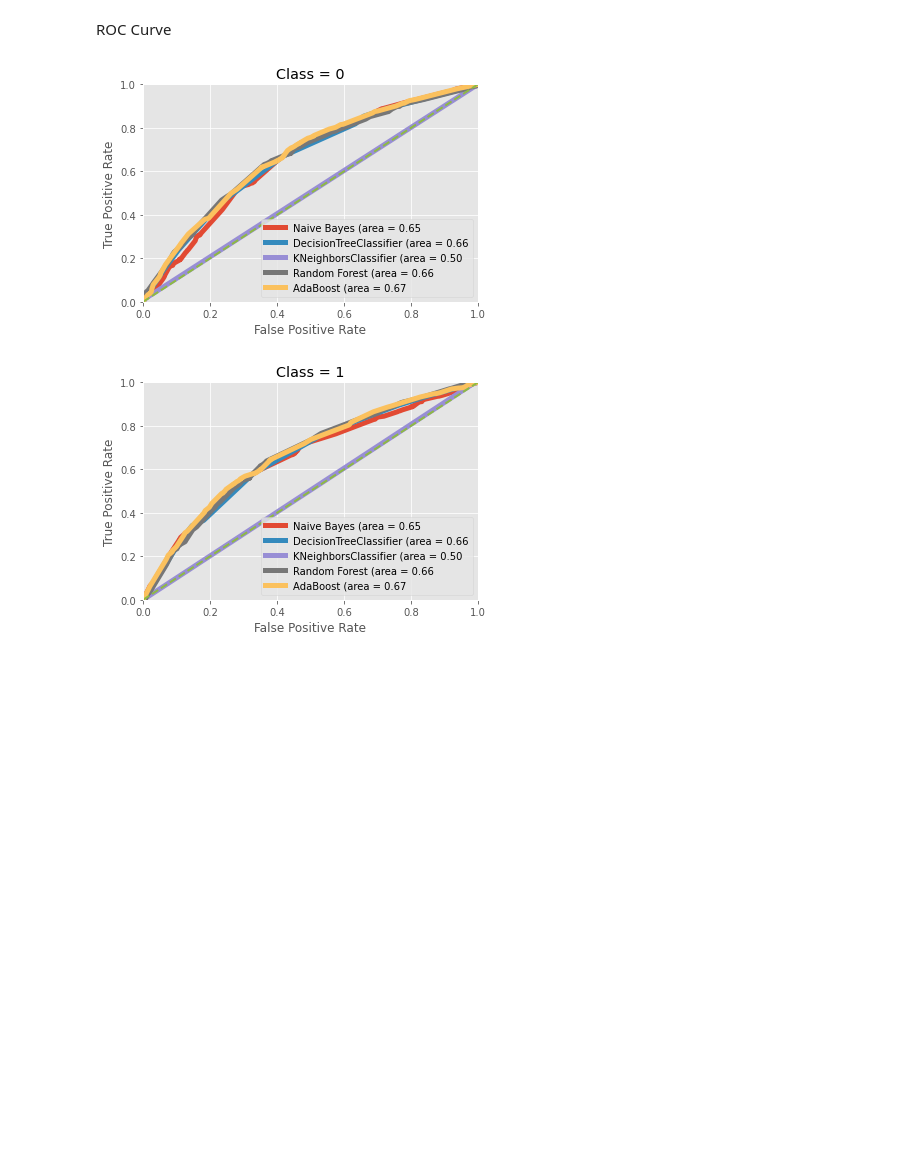
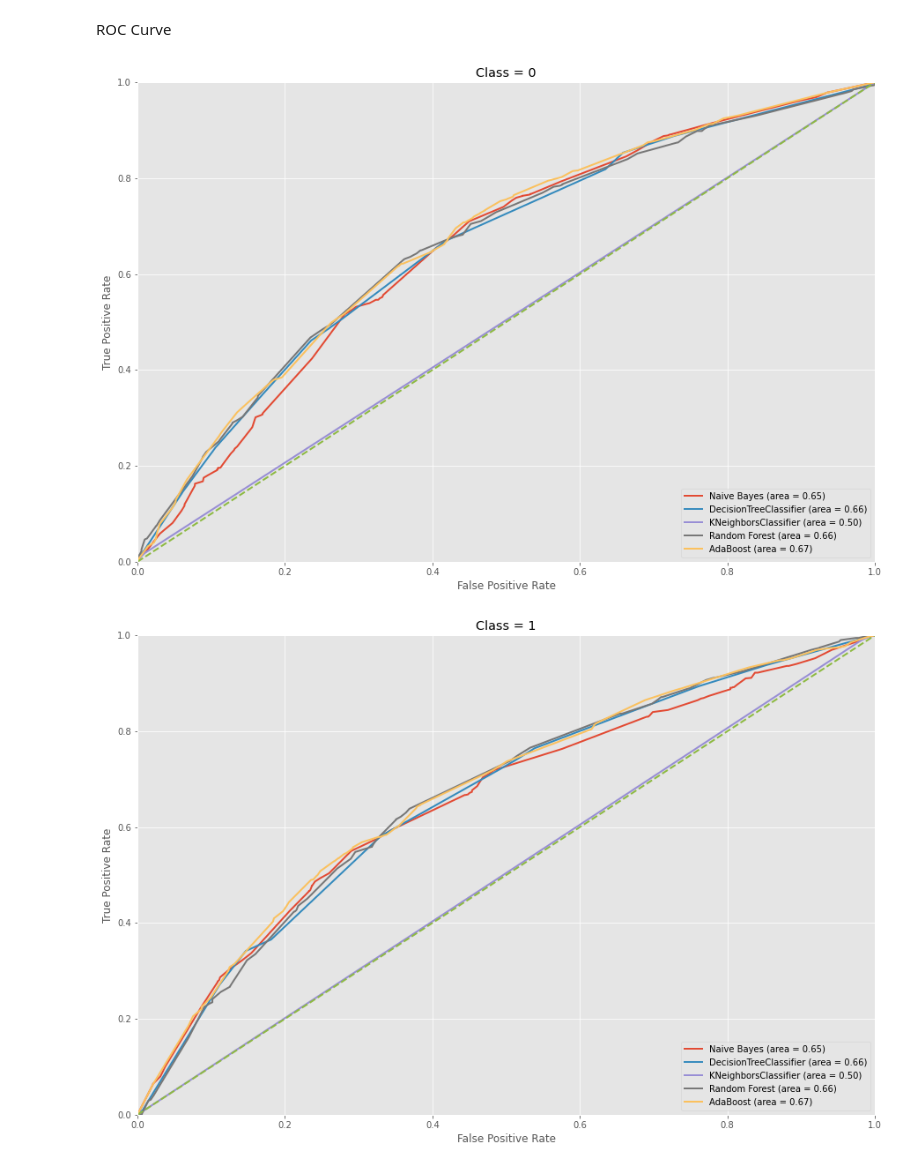
Before and after one commit to giadagabriele/COMPAS-Scores-Analysis, a Jupyter notebook: Proj/ModelingStep.ipynb, the cells around one changed output. Cells and saved outputs as stored; diff of their text form; code cells hidden in the pictures; blank space fills up the shorter version.

```diff
--- a/Proj/ModelingStep.ipynb
+++ b/Proj/ModelingStep.ipynb
@@ -358,34 +358,34 @@ from sklearn.metrics import roc_curve, auc
 # %%
 one_hot_encoding = np.array(pd.get_dummies(y_test, columns = ['is_recid']))
 
 probs = []
 
 for _, model in models:
     model.fit(X_train, y_train)
     probs.append(model.predict_proba(X_test))
 
 fpr = dict()
 tpr = dict()
 roc_auc = dict()
 
 for i in range(len(np.unique(y))):
-    plt.figure()
+    plt.figure(figsize=(15,10))
     m = 0
 
     for name, _ in models:
         fpr[i], tpr[i], _ = roc_curve(one_hot_encoding[:, i], probs[m][:, i])
         roc_auc[i] = auc(fpr[i], tpr[i])
 
-        plt.plot(fpr[i], tpr[i], lw=5, label=name + f' (area = {roc_auc[i]:.2f}')
+        plt.plot(fpr[i], tpr[i], lw=2, label=name + f' (area = {roc_auc[i]:.2f})')
         m += 1
 
     plt.plot([0, 1], [0, 1], lw=2, linestyle='--')
     plt.xlim([0.0, 1.0])
     plt.ylim([0.0, 1.0])
     plt.xlabel('False Positive Rate')
     plt.ylabel('True Positive Rate')
     plt.title('Class = ' + str(np.unique(y)[i]))
     plt.legend(loc='lower right')
 # %% [output]
-[figure, old version]
+[figure, new version]
-[figure, old version]
+[figure, new version]
```
